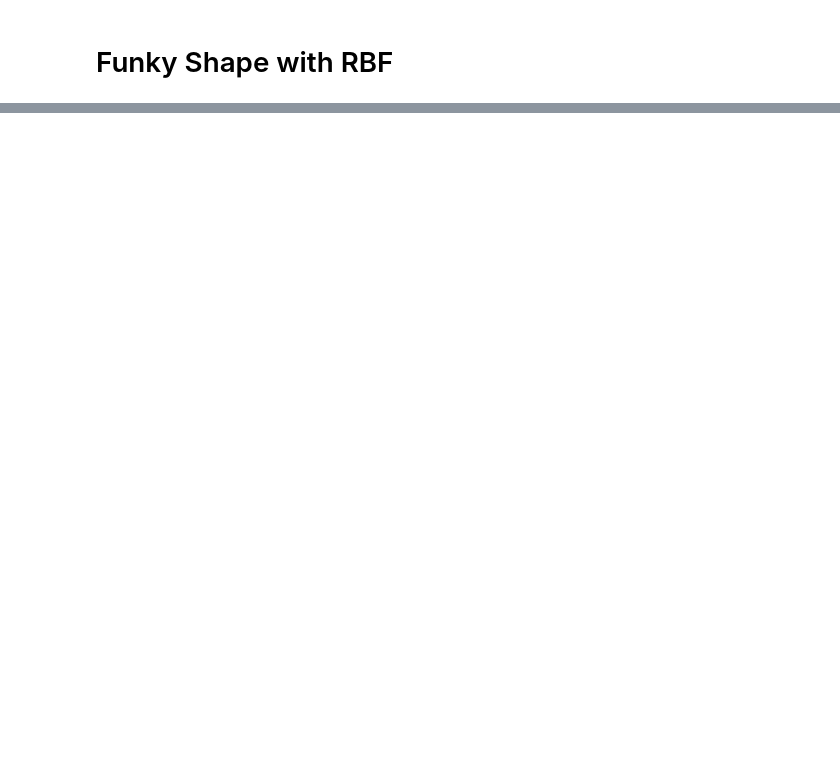
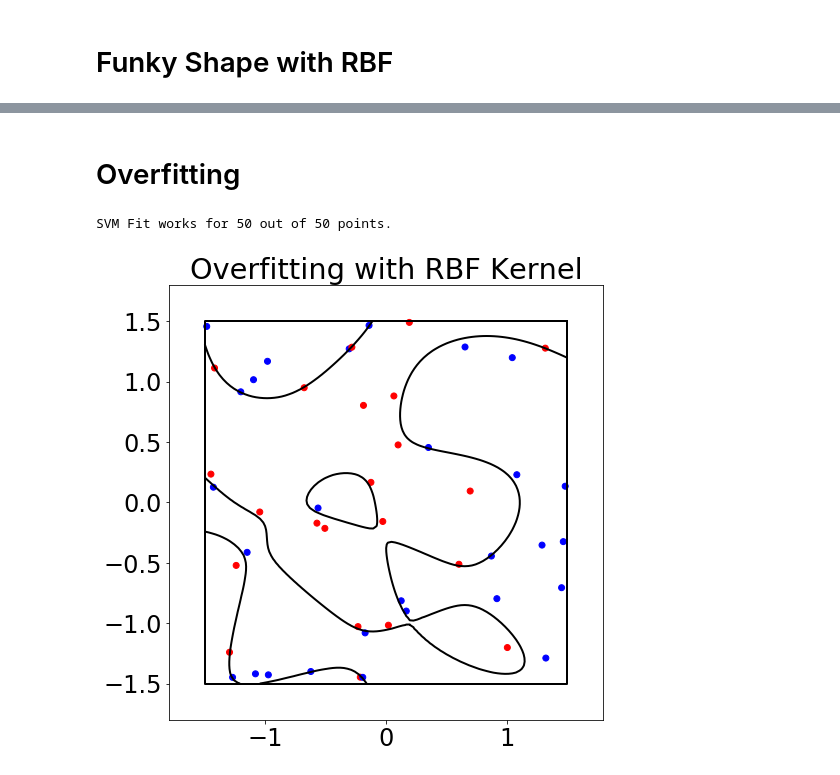
Before and after one commit to ratmlearners/svm, a Jupyter notebook: Tutorial_with_Examples_Part_3_SVM_Extensions.ipynb, the cells around one changed output, grey strips where cells are left out. Saved outputs shown, nothing was run; the diff lists cells and outputs as text; code cells hidden in the pictures; blank space fills up the shorter version.

Commit message:
Updated tutorial 3 to demonstrate overfitting with rbf kernel.

```diff
--- a/Tutorial_with_Examples_Part_3_SVM_Extensions.ipynb
+++ b/Tutorial_with_Examples_Part_3_SVM_Extensions.ipynb
@@ -223,0 +230,50 @@ else:
+# %% [markdown]
+# Overfitting
+# %%
+num_points = 50
+sparse_points = 2 * xy_max * np.random.random(size = (num_points, 2)) - xy_max
+random_labels = np.where(np.random.random(size = (num_points)) < 0.5, 1, -1)
+# %%
+new_rbf_svm =  svm.SVC(kernel = 'rbf', C=1e9).fit(sparse_points, random_labels)
+# %%
+SVM_success_report(new_rbf_svm, sparse_points, random_labels)
+# %% [output]
+SVM Fit works for 50 out of 50 points.
+# %%
+plot_name = 'overfitting_with_rbf_kernel'
+plot_svm = new_rbf_svm
+title = 'Overfitting with RBF Kernel'
+plot_points = sparse_points
+plot_labels = random_labels
+n_points_in_plotting_grid_1D = 100
+N = n_points_in_plotting_grid_1D
+
+boundary_x = [xy_max, xy_max, -xy_max, -xy_max, xy_max]
+boundary_y = [xy_max, -xy_max, -xy_max, xy_max, xy_max]
+
+x = np.linspace(-1. * xy_max, 1. * xy_max, N)
+y = np.linspace(-1. * xy_max, 1. * xy_max, N)
+
+X,Y = np.meshgrid(x,y)
+
+Z = plot_svm.decision_function(np.c_[X.ravel(), Y.ravel()])
+Z = Z.reshape(X.shape)
+
+# Uncomment out to show multiple contours of decision function
+#contour_plot = plt.contour(X, Y, Z, colors = 'black')
+#plt.clabel(contour_plot)
+contour_plot = plt.contour(X, Y, Z, [0], colors = 'black', linewidths = 2)
+
+plt.plot(boundary_x, boundary_y, color = 'black', lw = 2)
+
+plt.axis([-1.8, 1.8, -1.8, 1.8])
+plt.axes().set_aspect('equal')
+
+plt.scatter(plot_points[:,0], plot_points[:,1], color = ['red' if l == 1 else 'blue' for l in plot_labels])
+plt.title(title)
+if plots_directory != "":
+    plt.savefig(plots_directory + '/' + plot_name + '.png')
+else:
+    plt.savefig(plot_name + '.png')
+# %% [output]
+[figure, added]
```
Also changed, not shown: parts of 8 cells of this notebook.
